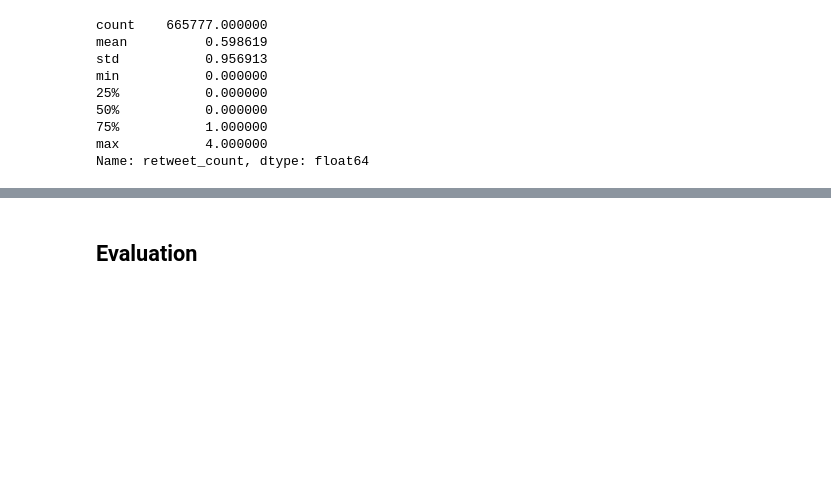
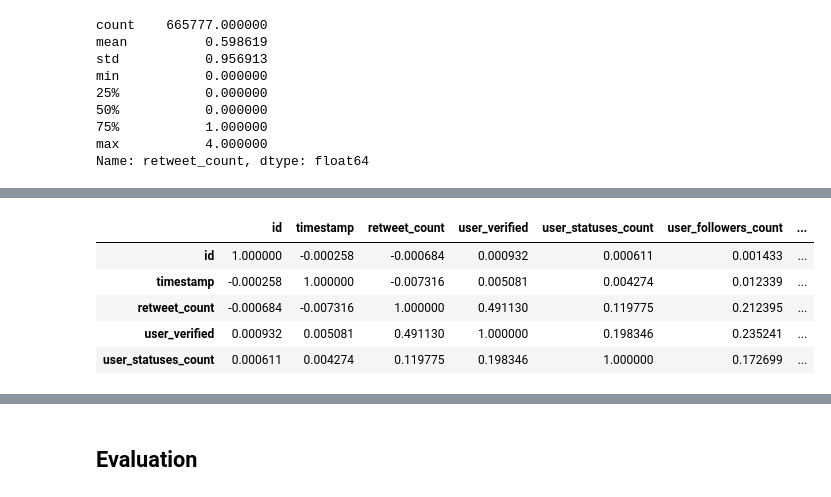
Before and after one commit to naomiehl/Covid19_RT_Prediction, a Jupyter notebook: baseline_naomie.ipynb, the cells around one changed output, grey strips where cells are left out. Saved outputs shown, nothing was run; the diff lists cells and outputs as text; code cells hidden in the pictures; blank space fills up the shorter version.

```diff
--- a/baseline_naomie.ipynb
+++ b/baseline_naomie.ipynb
@@ -140,0 +156,10 @@ Name: retweet_count, dtype: float64
+# %%
+datacorr = train_data.corr()
+datacorr.head()
+# %% [output]
+|  | id | timestamp | retweet_count | user_verified | user_statuses_count | user_followers_count | ... |
+| id | 1.000000 | -0.000258 | -0.000684 | 0.000932 | 0.000611 | 0.001433 | ... |
+| timestamp | -0.000258 | 1.000000 | -0.007316 | 0.005081 | 0.004274 | 0.012339 | ... |
+| retweet_count | -0.000684 | -0.007316 | 1.000000 | 0.491130 | 0.119775 | 0.212395 | ... |
+| user_verified | 0.000932 | 0.005081 | 0.491130 | 1.000000 | 0.198346 | 0.235241 | ... |
+| user_statuses_count | 0.000611 | 0.004274 | 0.119775 | 0.198346 | 1.000000 | 0.172699 | ... |
```
Also changed, not shown: parts of 4 cells of this notebook.
